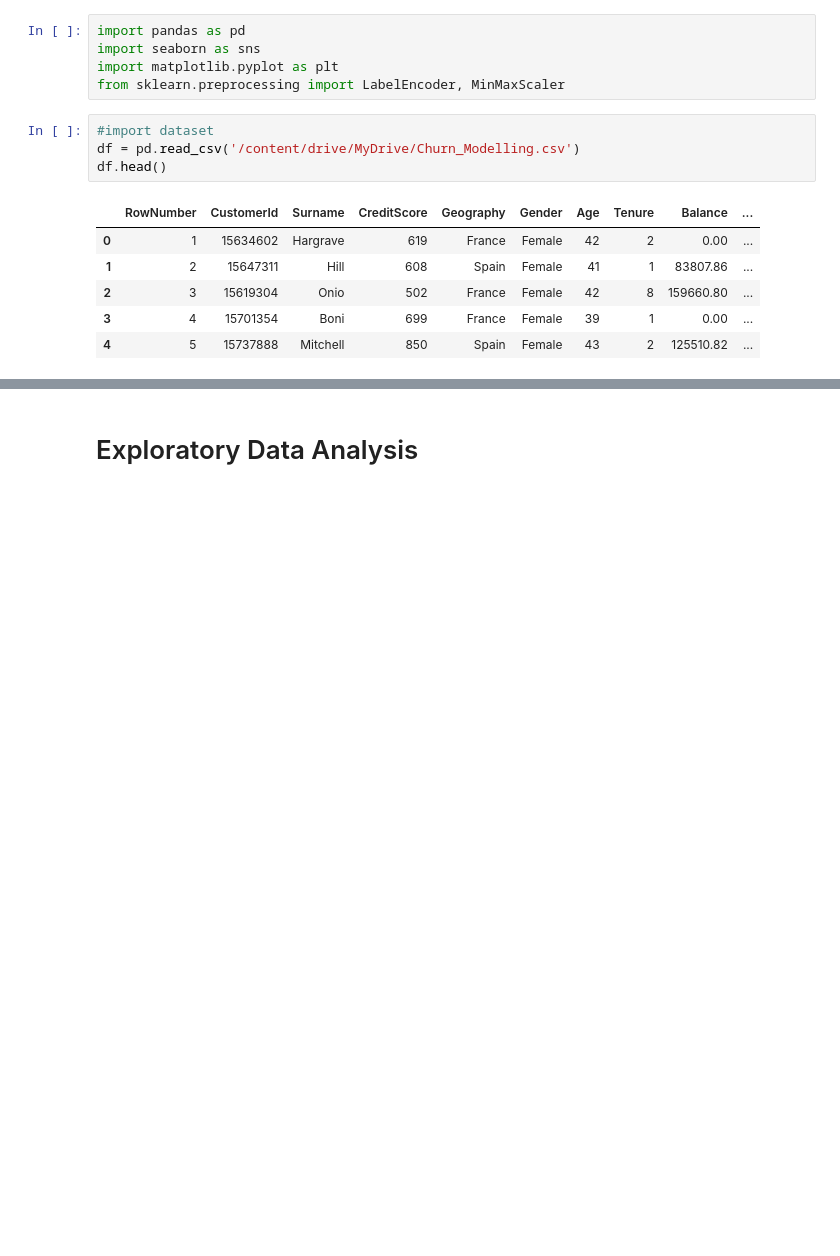
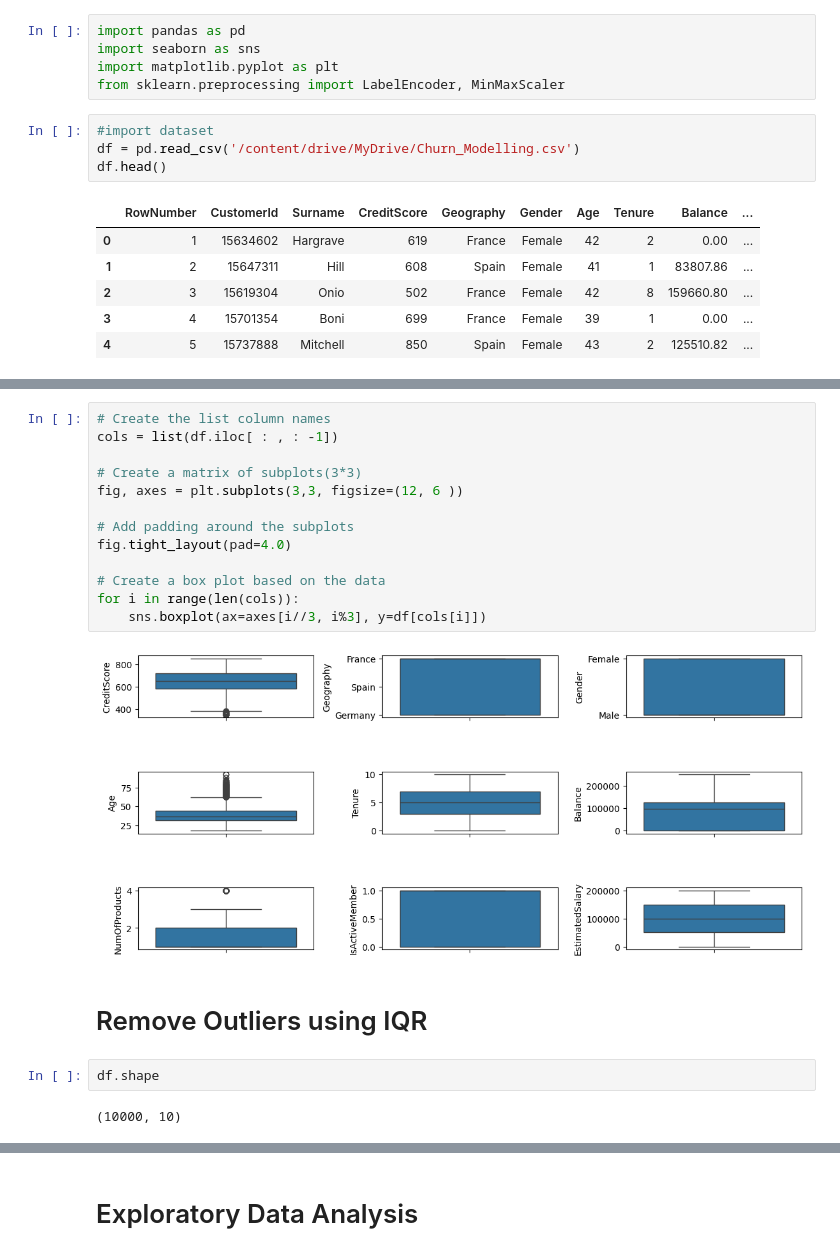
Before and after one commit to nguyenhuynhtu11/CreditCard_Churn, a Jupyter notebook: CreditCard_Customer_Churn.ipynb, the cells around one changed output, grey strips where cells are left out. Saved outputs shown, nothing was run; the diff lists cells and outputs as text; blank space fills up the shorter version.

```diff
--- a/CreditCard_Customer_Churn.ipynb
+++ b/CreditCard_Customer_Churn.ipynb
@@ -44,0 +101,21 @@ df.head()
+# %%
+# Create the list column names
+cols = list(df.iloc[ : , : -1])
+
+# Create a matrix of subplots(3*3)
+fig, axes = plt.subplots(3,3, figsize=(12, 6 ))
+
+# Add padding around the subplots
+fig.tight_layout(pad=4.0)
+
+# Create a box plot based on the data
+for i in range(len(cols)):
+    sns.boxplot(ax=axes[i//3, i%3], y=df[cols[i]])
+# %% [output]
+[figure, added]
+# %% [markdown]
+# Remove Outliers using IQR
+# %%
+df.shape
+# %% [output]
+(10000, 10)
```
Also changed, not shown: parts of 23 cells of this notebook.
